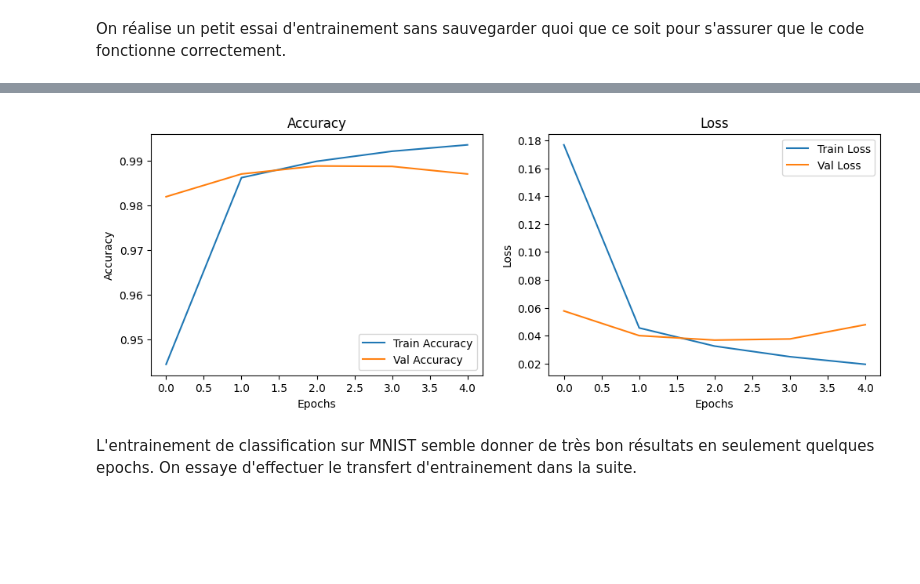
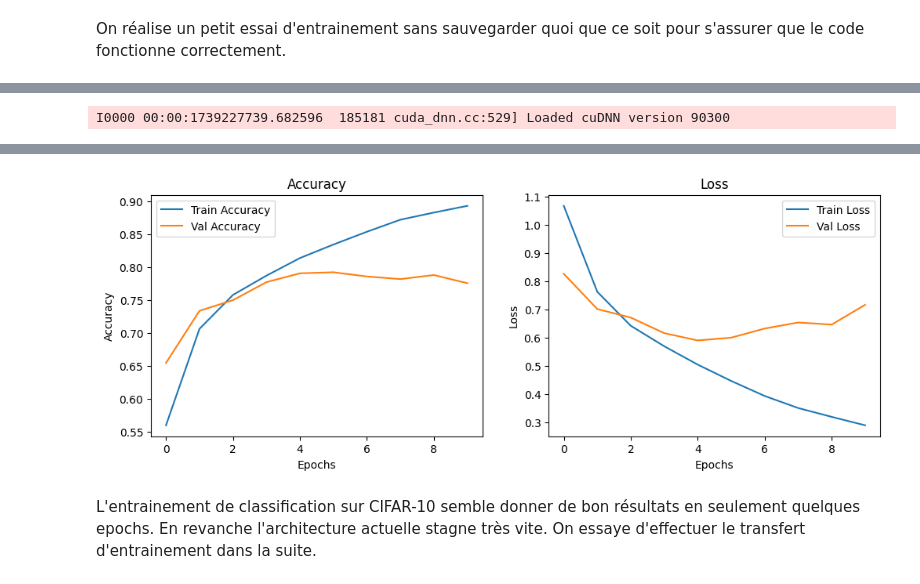
Before and after one commit to mlam21/Numerical_Project, a Jupyter notebook: DL_project.ipynb, the cells around one changed output, grey strips where cells are left out. Drawn from its saved outputs; the diff is of its cells as text; code cells hidden in the pictures; blank space fills up the shorter version.

```diff
--- a/DL_project.ipynb
+++ b/DL_project.ipynb
@@ -271,0 +503,16 @@ On suit la précision comme métrique de performance du modèle, et l'optimiseur
+# %%
+# Half-cifar100
+config = Config(dset_pair=Dset_pairs.half_cifar100)
+d1_train, d2_train, d1_test, d2_test, class_names = merge_datasets(config)
+
+visualize_images(d1_train, class_names, title="D1 train")
+visualize_images(d2_train, class_names, title="D2 train")
+
+visualize_images(d1_test, class_names, title="D1 test")
+visualize_images(d2_test, class_names, title="D2 test")
+
+plot_class_distribution(d1_train, num_classes=len(class_names), title="D1 train")
+plot_class_distribution(d2_train, num_classes=len(class_names), title="D2 train")
+
+plot_class_distribution(d1_test, num_classes=len(class_names), title="D1 test")
+plot_class_distribution(d2_test, num_classes=len(class_names), title="D2 test")
@@ -342,7 +608,10 @@ class CNNModel:
         plt.show()
 
     def train(
-        self, train_dset: tf.data.Dataset, val_dset: tf.data.Dataset, epochs: int
+        self,
+        train_dset: tf.data.Dataset,
+        val_dset: tf.data.Dataset,
+        epochs: int,
     ) -> None:
         if self.model:
             self.history = self.model.fit(
@@ -361,7 +630,7 @@ class CNNModel:
 # %% [markdown]
 On réalise un petit essai d'entrainement sans sauvegarder quoi que ce soit pour s'assurer que le code fonctionne correctement.
 # %%
-config = Config()
+config = Config(dset_pair=Dset_pairs.half_cifar10, epochs=10)
 d1_train, d2_train, d1_test, d2_test, class_names = merge_datasets(config)
 
 cnn = CNNModel(config.input_shape, num_classes=len(class_names))
@@ -382,0 +643 @@ Epoch 5/5
+I0000 00:00:1739227739.682596  185181 cuda_dnn.cc:529] Loaded cuDNN version 90300
@@ -383,5 +663,5 @@ Epoch 5/5
-[figure, old version]
+[figure, new version]
 # %% [markdown]
-L'entrainement de classification sur MNIST semble donner de très bon résultats en seulement quelques epochs. On essaye d'effectuer le transfert d'entrainement dans la suite.
+L'entrainement de classification sur CIFAR-10 semble donner de bon résultats en seulement quelques epochs. En revanche l'architecture actuelle stagne très vite. On essaye d'effectuer le transfert d'entrainement dans la suite.
 # %%
 # There's 2 trainings, the first one in 100/0 proportion, loss and accuracy
```
Also changed, not shown: parts of 15 cells of this notebook, 6 other files.
